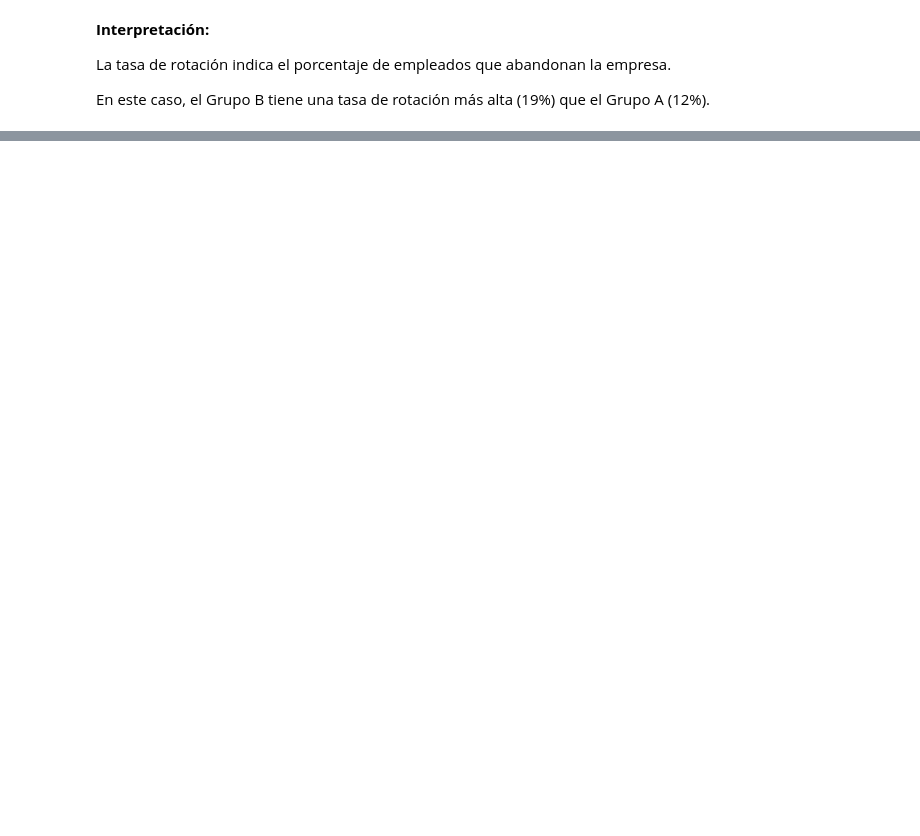
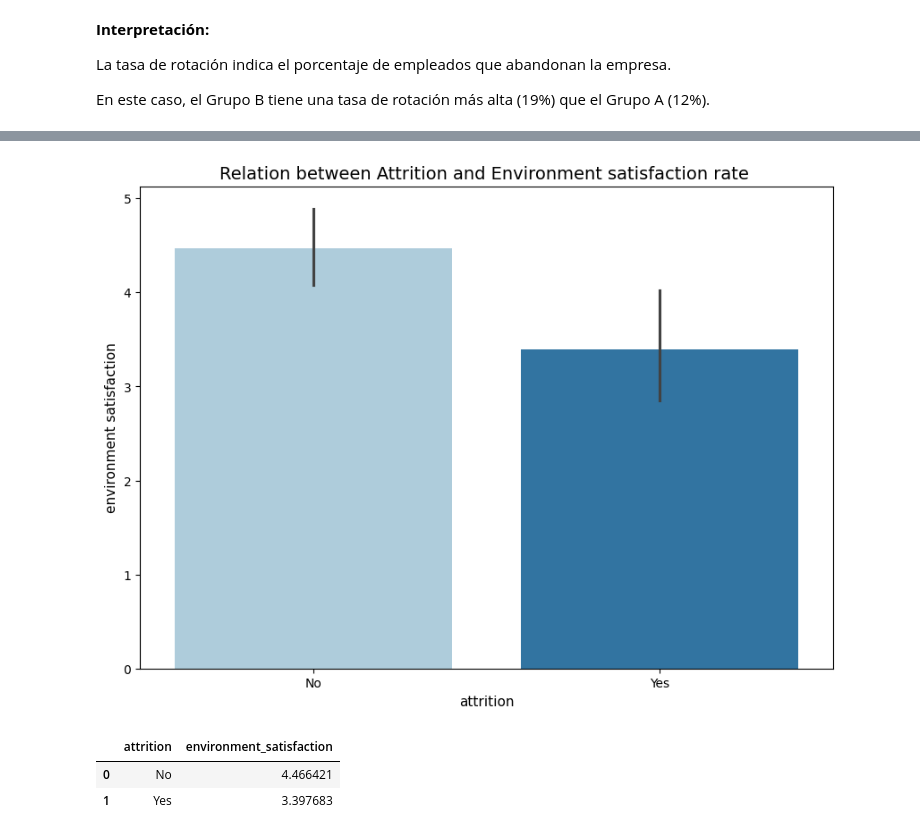
Before and after one commit to VeroSanchezO/proyecto-da-promo-k-modulo-3-team-5, a Jupyter notebook: Fase_4.ipynb, the cells around one changed output, grey strips where cells are left out. Cells and saved outputs as stored; diff of their text form; code cells hidden in the pictures; blank space fills up the shorter version.

```diff
--- a/Fase_4.ipynb
+++ b/Fase_4.ipynb
@@ -274,0 +321,20 @@ En este caso, el Grupo B tiene una tasa de rotación más alta (19%) que el Grup
+# %%
+# Comparacion "Attrition" con "Environment_satisfaction"
+
+plt.figure(figsize=(10, 7))
+sns.barplot(x = "attrition",
+            y = "environment_satisfaction",
+            data = df_attrition,
+            palette = "Paired");
+
+plt.xlabel("attrition", fontsize = 11)
+plt.ylabel("environment satisfaction",  fontsize = 11);
+plt.title("Relation between Attrition and Environment satisfaction rate " , fontsize = 14);
+# %% [output]
+[figure, added]
+# %%
+df_attrition.groupby("attrition")["environment_satisfaction"].mean().reset_index()
+# %% [output]
+|  | attrition | environment_satisfaction |
+| 0 | No | 4.466421 |
+| 1 | Yes | 3.397683 |
```
Also changed, not shown: parts of 25 cells of this notebook.
